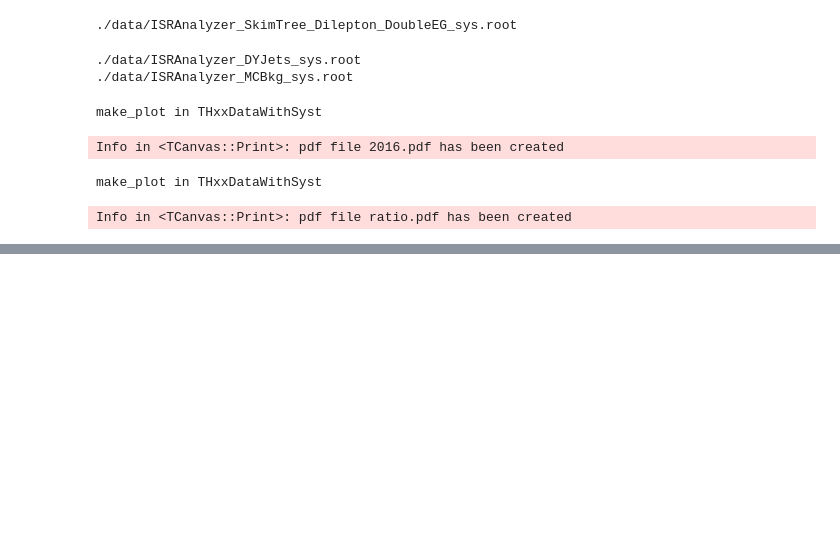
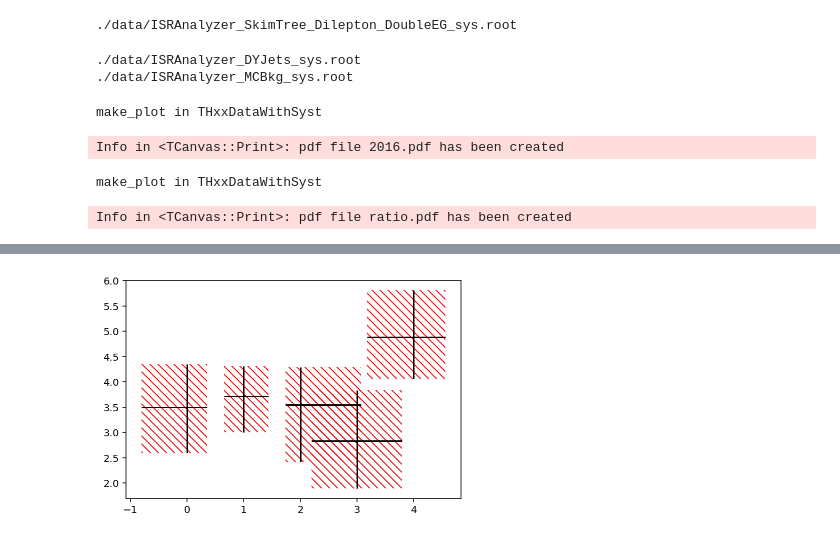
Before and after one commit to jhkim06/plotter, a Jupyter notebook: Untitled.ipynb, the cells around one changed output, grey strips where cells are left out. Cells and saved outputs as stored; diff of their text form; code cells hidden in the pictures; blank space fills up the shorter version.

```diff
--- a/Untitled.ipynb
+++ b/Untitled.ipynb
@@ -39,0 +45,54 @@ fig, axes = plt.subplots(2, 1, sharex=False, figsize=(10,8), gridspec_kw={'heigh
+# %%
+import numpy as np
+import matplotlib.pyplot as plt
+from matplotlib.collections import PatchCollection
+from matplotlib.patches import Rectangle
+
+# Number of data points
+n = 5
+
+# Dummy data
+np.random.seed(19680801)
+x = np.arange(0, n, 1)
+y = np.random.rand(n) * 5.
+
+# Dummy errors (above and below)
+xerr = np.random.rand(2, n) + 0.1
+yerr = np.random.rand(2, n) + 0.2
+
+
+def make_error_boxes(ax, xdata, ydata, xerror, yerror, facecolor='r',
+                     edgecolor='none', alpha=0.2):
+
+    # Loop over data points; create box from errors at each point
+    errorboxes = [Rectangle((x - xe[0], y - ye[0]), xe.sum(), ye.sum(), fill=False, facecolor=None,
+                  edgecolor='r', hatch='\\\\\\')
+                  for x, y, xe, ye in zip(xdata, ydata, xerror.T, yerror.T)]
+
+    # Create patch collection with specified colour/alpha
+    #pc = PatchCollection(errorboxes, facecolor=facecolor, alpha=alpha,
+    #                     edgecolor=edgecolor, hatch='\\\\')
+
+    #pc = PatchCollection(errorboxes, facecolor='none', alpha=alpha,
+    #                     edgecolor=edgecolor, hatch='\\\\\\')
+    pc = PatchCollection(errorboxes, match_original=True, hatch='\\\\\\', linewidth=0)
+
+    # Add collection to axes
+    ax.add_collection(pc)
+
+    # Plot errorbars
+    artists = ax.errorbar(xdata, ydata, xerr=xerror, yerr=yerror,
+                          fmt='none', ecolor='k')
+
+    return artists
+
+
+# Create figure and axes
+fig, ax = plt.subplots(1)
+
+# Call function to create error boxes
+_ = make_error_boxes(ax, x, y, xerr, yerr, facecolor='k', edgecolor='r')
+
+plt.show()
+# %% [output]
+[figure, added]
```
Also changed, not shown: parts of 9 cells of this notebook, 2 other files.
